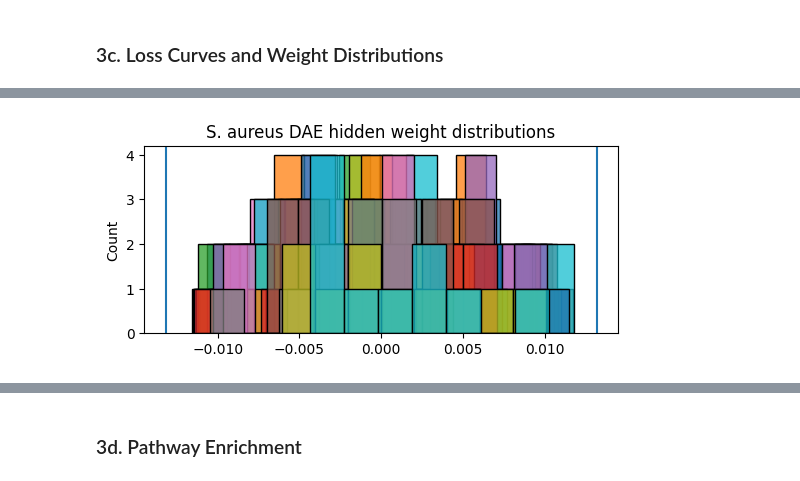
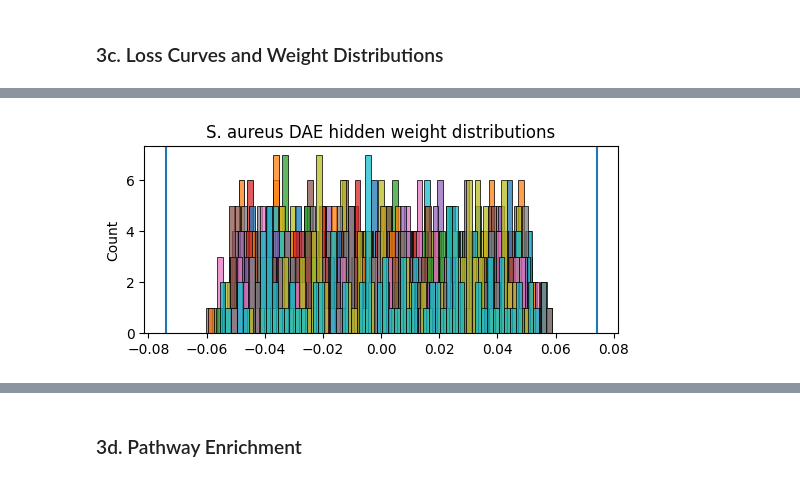
Before and after one commit to Mukundan-T/seqADAGE, a Jupyter notebook: Py/muk_transfer_learning/Mukundan_sA_ecmg_tl.ipynb, the cells around one changed output, grey strips where cells are left out. Drawn from its saved outputs; the diff is of its cells as text; code cells hidden in the pictures.

Commit message:
Experimenting with S. aureus models (working)

```diff
--- a/Py/muk_transfer_learning/Mukundan_sA_ecmg_tl.ipynb
+++ b/Py/muk_transfer_learning/Mukundan_sA_ecmg_tl.ipynb
@@ -197,0 +210,4 @@ AttributeError: 'NoneType' object has no attribute 'save_weights'
+# %%
+# Save optimal model
+control_models[2].__class__ = SeqAdage.SeqAdage
+control_models[2].autoencoder.save('/content/drive/My Drive/Comp-Bio-Projs-S26/data/muk-in-use/sa_best_model.keras')
@@ -231,23 +356,22 @@ plt.show()
 # %%
-# Plot weight distributions
-saur_model = ad.Adage(sa.autoencoder, sa.history, sa.all_comp)
+# Plot weight distributions for seed = 100
 fig, ax = plt.subplots(figsize = (6, 3))
 fig.tight_layout(pad = 3.0)
 
 for node in range(50):
   # Each hidden node weight distribution
   sns.histplot(
-    saur_model.weights[node],
+    control_models[0].weights[node],
     ax = ax,
     binwidth = 0.002,
     kde = False
   )
 
 # Add markers for weight cutoffs
-ax.axvline(x = np.std(saur_model.weights) * 2.5)
-ax.axvline(x = np.std(saur_model.weights) * -2.5)
+ax.axvline(x = np.std(control_models[0].weights) * 2.5)
+ax.axvline(x = np.std(control_models[0].weights) * -2.5)
 
 ax.set(title = 'S. aureus DAE hidden weight distributions')
 plt.show()
 # %% [output]
-[figure, old version]
+[figure, new version]
```
Also changed, not shown: parts of 24 cells of this notebook.
